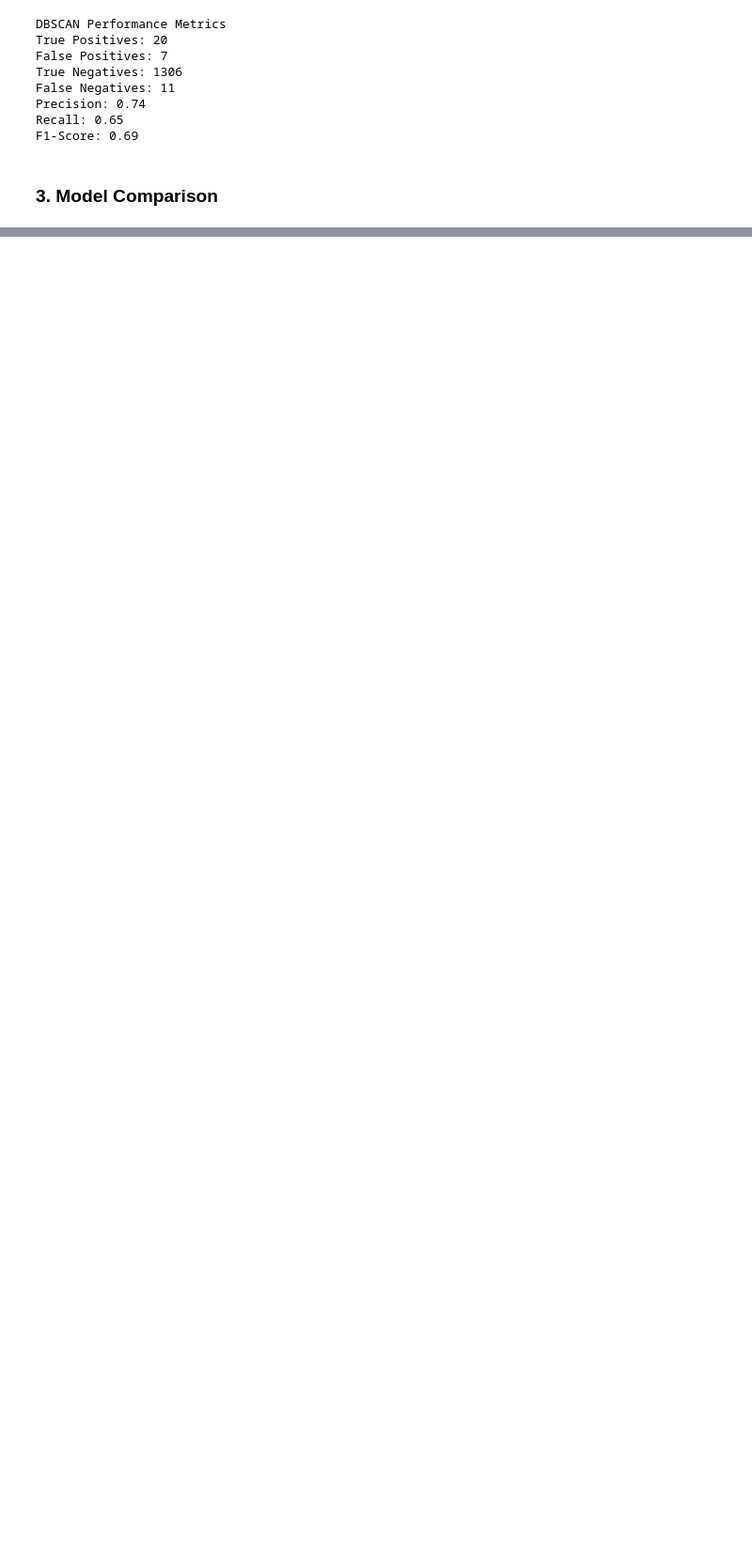
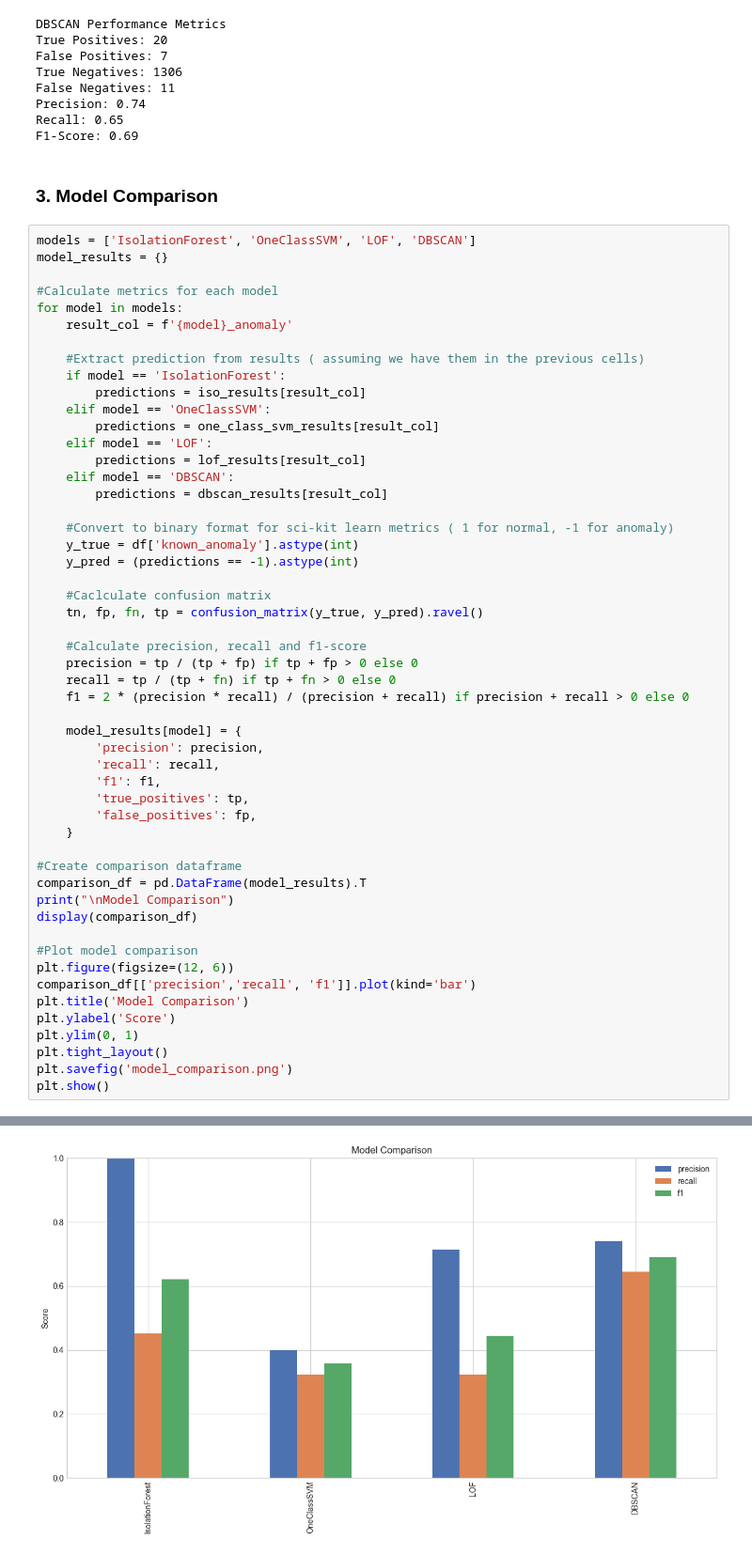
Before and after one commit to kiran2906/telecom_nw_anomaly, a Jupyter notebook: notebooks/anomaly_detection_models.ipynb, the cells around one changed output, grey strips where cells are left out. Shown at 94% size. Saved outputs shown, nothing was run; the diff lists cells and outputs as text; blank space fills up the shorter version.

Commit message:
Model comparison and ensemble method is completed

```diff
--- a/notebooks/anomaly_detection_models.ipynb
+++ b/notebooks/anomaly_detection_models.ipynb
@@ -207,3 +207,56 @@ Recall: 0.65
 F1-Score: 0.69
 # %% [markdown]
 ### 3. Model Comparison
+# %%
+models = ['IsolationForest', 'OneClassSVM', 'LOF', 'DBSCAN']
+model_results = {}
+
+#Calculate metrics for each model
+for model in models:
+    result_col = f'{model}_anomaly'
+
+    #Extract prediction from results ( assuming we have them in the previous cells)
+    if model == 'IsolationForest':
+        predictions = iso_results[result_col]
+    elif model == 'OneClassSVM':
+        predictions = one_class_svm_results[result_col]
+    elif model == 'LOF':
+        predictions = lof_results[result_col]
+    elif model == 'DBSCAN':
+        predictions = dbscan_results[result_col]
+
+    #Convert to binary format for sci-kit learn metrics ( 1 for normal, -1 for anomaly)
+    y_true = df['known_anomaly'].astype(int)
+    y_pred = (predictions == -1).astype(int)
+
+    #Caclculate confusion matrix
+    tn, fp, fn, tp = confusion_matrix(y_true, y_pred).ravel()
+
+    #Calculate precision, recall and f1-score
+    precision = tp / (tp + fp) if tp + fp > 0 else 0
+    recall = tp / (tp + fn) if tp + fn > 0 else 0
+    f1 = 2 * (precision * recall) / (precision + recall) if precision + recall > 0 else 0
+
+    model_results[model] = {
+        'precision': precision,
+        'recall': recall,
+        'f1': f1,
+        'true_positives': tp,
+        'false_positives': fp,
+    }
+
+#Create comparison dataframe
+comparison_df = pd.DataFrame(model_results).T
+print("\nModel Comparison")
+display(comparison_df)
+
+#Plot model comparison
+plt.figure(figsize=(12, 6))
+comparison_df[['precision','recall', 'f1']].plot(kind='bar')
+plt.title('Model Comparison')
+plt.ylabel('Score')
+plt.ylim(0, 1)
+plt.tight_layout()
+plt.savefig('model_comparison.png')
+plt.show()
+# %% [output]
@@ -209,0 +270 @@ F1-Score: 0.69
+[figure, added]
```
Also changed, not shown: parts of 6 cells of this notebook, 5 other files.
